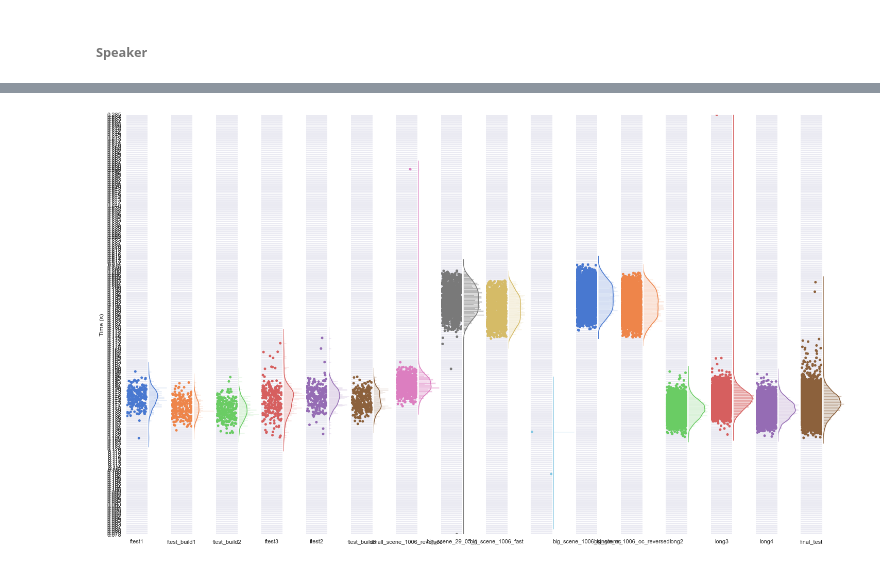
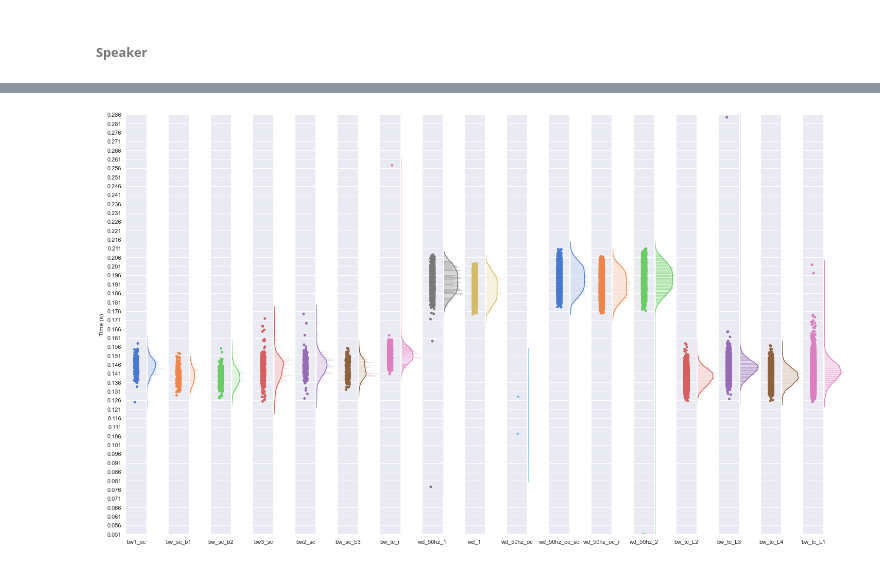
Before and after one commit to mvidaldp/lsl_latency_analysis, a Jupyter notebook: analysis.ipynb, the cells around one changed output, grey strips where cells are left out. Cells and saved outputs as stored; diff of their text form; code cells hidden in the pictures.

Commit message:
Add creation date, display ordered by name, rename recordings

```diff
--- a/analysis.ipynb
+++ b/analysis.ipynb
@@ -503,6 +512,7 @@ checks = pd.DataFrame()
 for k in recordings:
     file = recordings[k]["file"].split(".")[0]  # remove extension from filename
     current = {}
+    current["created"] = recordings[k]["created"]
     for bool_k in bool_keys:
         current[bool_k] = "✔" if recordings[k][bool_k] else "✗"
     current["computers"] = recordings[k]["unity"]["info"]["hostname"]
@@ -630,7 +646,7 @@ plt.ylim(0.9, 1.1)
 plt.legend(["EEG", "Unity"])
 plt.show()
 for k in recordings:
-    if recordings[k]["file"].split(".")[0] == "ftest_lsl12":
+    if recordings[k]["file"].split(".")[0] == "lsl12":
         wrong = k
 palette = itertools.cycle(sns.color_palette(palette="muted"))
 plt.figure(figsize=(10, 3))
@@ -654,6 +670,6 @@ Remove `ftest_lsl12` as wrong recording (timestamps not aligned)
 # %%
 # remove from the files list
-to_remove = "ftest_lsl12"
+to_remove = "lsl12"
 # files.remove(to_remove)
 for k in list(recordings):
     if recordings[k]["file"].split(".")[0] == to_remove:
@@ -1254,7 +1272,7 @@ peaks = {
 }
 
 for i, f in enumerate(fnames):
-    if f == "long4":  # find and select long4 index
+    if f == "bw_tc_L4":  # find and select bw_tc_L4 (long4)index
         long4 = i
 for k in recordings:
     file = recordings[k]["file"].split(".")[0]
@@ -1289,8 +1307,8 @@ for k in recordings:
     ua_time = np.array([u_time[e] for e in ua_peaks])
 
     # store detected max color as reference
-    # the diode got more light exposure, so less sensitive during long4 recording
-    # thus we set the peak detection threshold to 10% for this case
+    # the diode got more light exposure, so less sensitive during bw_tc_L4 (long4)
+    # recording thus we set the peak detection threshold to 10% for this case
     if k != long4:
         c_factor = 0.7
     else:
@@ -1314,8 +1332,8 @@ for k in recordings:
             i_max = t_range[i_max]
             if len(idx_c) > 0:
                 prev_dist = e_time[i_max] - e_time[idx_c[-1]]
-                #if prev_dist < 0.49:
-                    #print(f"Diode distance with previous peak: {prev_dist}")
+                # if prev_dist < 0.49:
+                # print(f"Diode distance with previous peak: {prev_dist}")
             idx_c.append(i_max)
             latency = e_time[i_max] - t
             c_diff.append(latency)
@@ -1524,7 +1543,7 @@ for dist in a_diff_all:  # get the maximum y value to set the same scale on subp
     if min(dist) < y_min:
         y_min = min(dist)
 
-step = 0.001
+step = 0.005
 ticks = np.arange(y_min, y_max + step, step)
 kde = {"shade": True}
 j = 0
@@ -1534,34 +1553,34 @@ for i in range(nplots):
         ax = fig.add_subplot(gs[i])
         if i % 2 == 0:
             color = next(palette)
             sns.stripplot(x=a_diff_all[j], ax=ax, orient="v", color=color)
             ax.set_xticklabels([fnames[j]])  # filename
             ax.set_ylim(y_min, y_max)
             ax.set_yticks(ticks)
             ax.yaxis.set_major_formatter(FormatStrFormatter("%.3f"))
         else:
             sns.distplot(
                 a_diff_all[j],
                 ax=ax,
                 vertical=True,
                 norm_hist=True,
                 bins=200,
                 kde_kws=kde,
                 color=color,
             )
             ax.set_ylim(y_min, y_max)
             ax.set_yticks(ticks)
             ax.set_xticklabels([])
             sns.despine(left=True, bottom=True)
             j += 1
         if i != 0:
             ax.set_yticklabels([])
 
 plt.subplots_adjust(wspace=0.05)
 fig.axes[0].set_ylabel("Time (s)")
 plt.show()
 # %% [output]
-[figure, old version]
+[figure, new version]
 # %%
 # interactive: widget, not interactive: inline
 sns.set(rc={"figure.figsize": (14, 5)})  # set figure size
```
Also changed, not shown: parts of 35 cells of this notebook.
